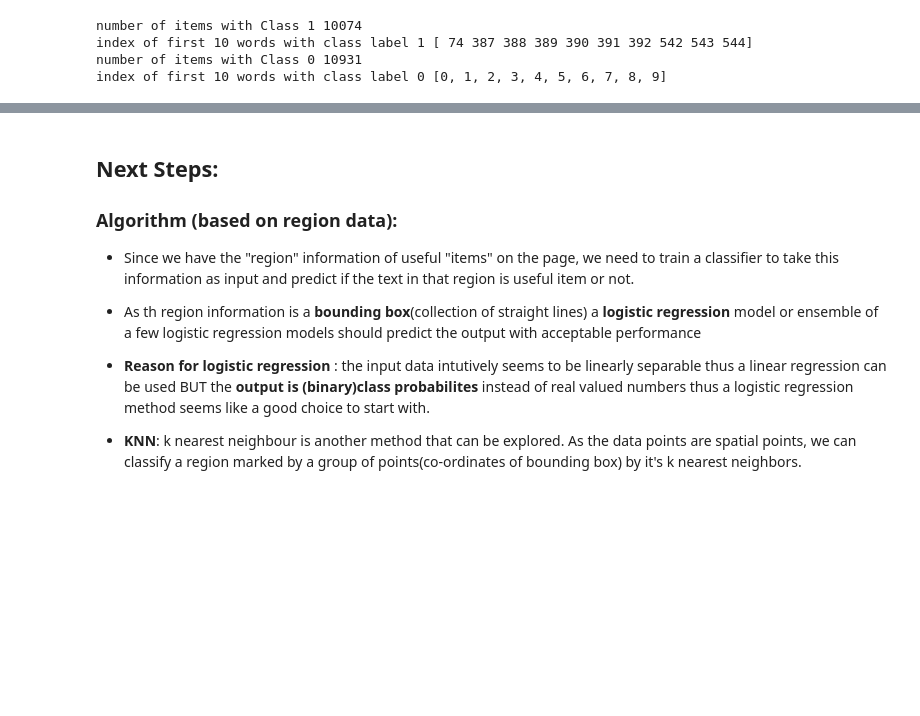
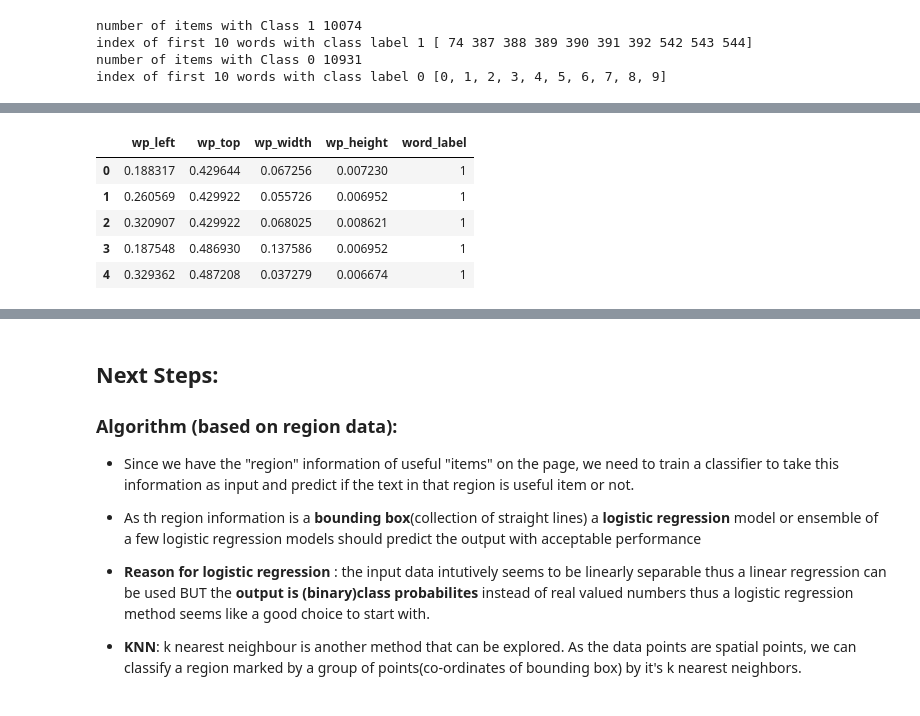
Before and after one commit to dupree/OCR_text_segmentation, a Jupyter notebook: data_exploration.ipynb, the cells around one changed output, grey strips where cells are left out. Drawn from its saved outputs; the diff is of its cells as text; code cells hidden in the pictures; blank space fills up the shorter version.

```diff
--- a/data_exploration.ipynb
+++ b/data_exploration.ipynb
@@ -318,3 +318,23 @@ number of items with Class 1 10074
 index of first 10 words with class label 1 [ 74 387 388 389 390 391 392 542 543 544]
 number of items with Class 0 10931
 index of first 10 words with class label 0 [0, 1, 2, 3, 4, 5, 6, 7, 8, 9]
+# %%
+def separate_downsampled_data(data_indices_downsampled, word_positions, word_labels):
+    wp_left, wp_top, wp_width, wp_height, word_labels_downsampled = [], [], [], [], []
+    for i in data_indices_downsampled:
+        wp_left.append(word_positions[i]["left"])
+        wp_top.append(word_positions[i]["top"])
+        wp_width.append(word_positions[i]["width"])
+        wp_height.append(word_positions[i]["height"])
+
+        word_labels_downsampled.append(word_labels[i])
+
+    # putting this all in a dataframe
+    data = [('wp_left', wp_left),
+     ('wp_top', wp_top),
+     ('wp_width', wp_width),
+     ('wp_height', wp_height),
+     ('word_label', word_labels_downsampled)
+     ]
+    df = pd.DataFrame.from_items(data)
+    return df
@@ -320,0 +346,14 @@ index of first 10 words with class label 0 [0, 1, 2, 3, 4, 5, 6, 7, 8, 9]
+# %%
+# separating downsampled train data for model training
+
+df = separate_downsampled_data(train_data_indices_downsampled, train_word_position, train_word_labels_flatten)
+
+# quick look into training data
+df.head()
+# %% [output]
+|  | wp_left | wp_top | wp_width | wp_height | word_label |
+| 0 | 0.188317 | 0.429644 | 0.067256 | 0.007230 | 1 |
+| 1 | 0.260569 | 0.429922 | 0.055726 | 0.006952 | 1 |
+| 2 | 0.320907 | 0.429922 | 0.068025 | 0.008621 | 1 |
+| 3 | 0.187548 | 0.486930 | 0.137586 | 0.006952 | 1 |
+| 4 | 0.329362 | 0.487208 | 0.037279 | 0.006674 | 1 |
```
Also changed, not shown: parts of 8 cells of this notebook.
